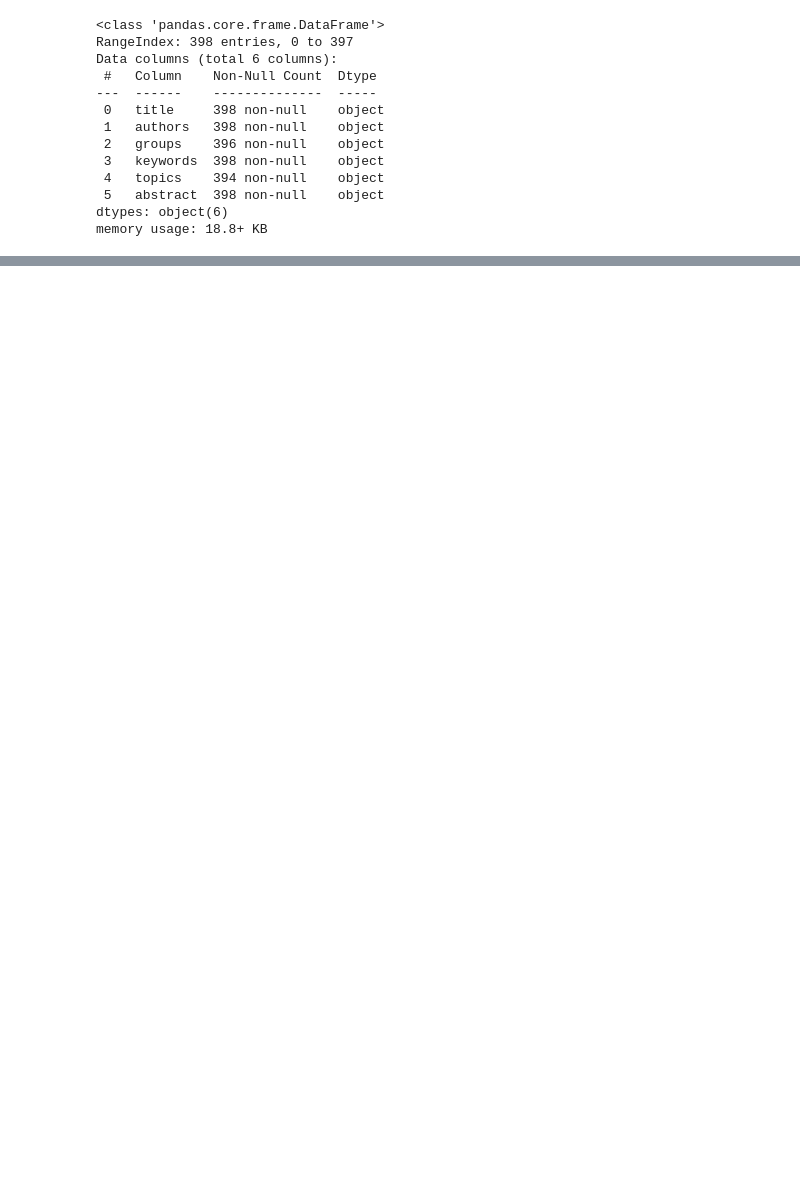
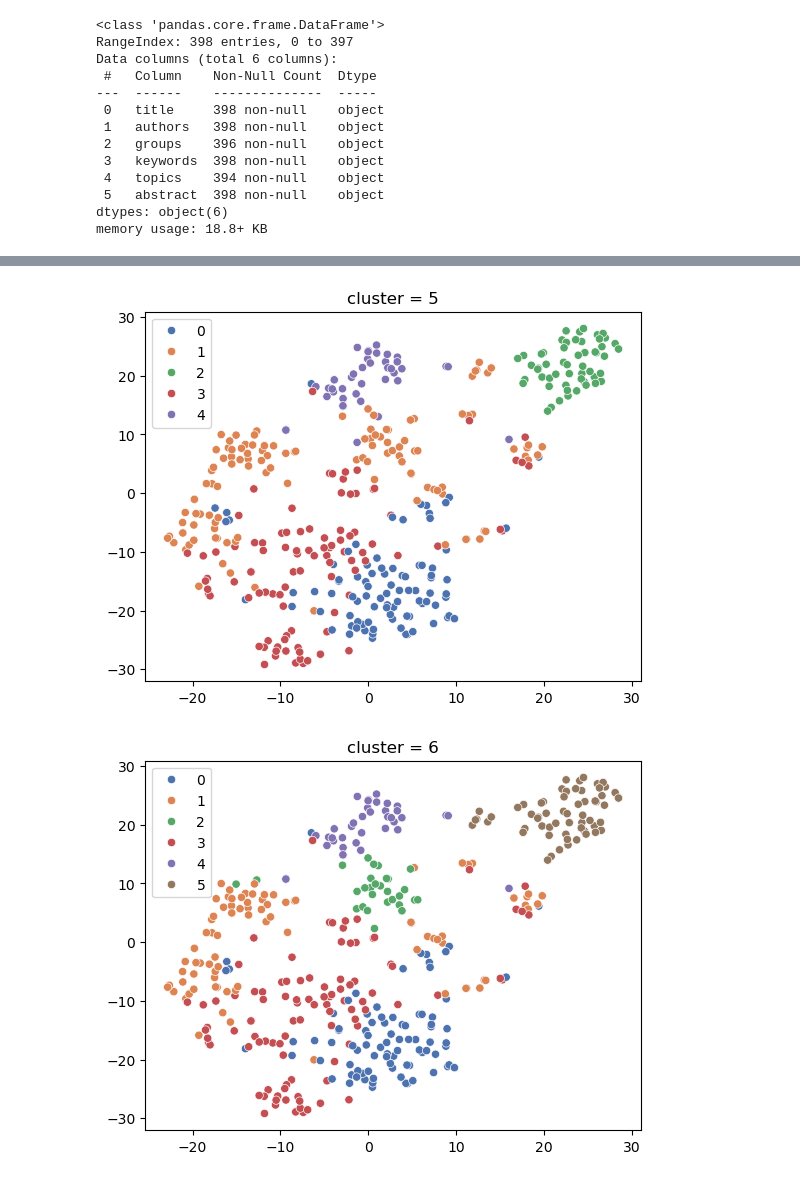
Before and after one commit to JaegerZhao/MachineLearning, a Jupyter notebook: 5 AAAI 会议论文聚类分析/hw5.ipynb, the cells around one changed output, grey strips where cells are left out. Saved outputs shown, nothing was run; the diff lists cells and outputs as text; code cells hidden in the pictures; blank space fills up the shorter version.

```diff
--- a/5 AAAI 会议论文聚类分析/hw5.ipynb
+++ b/5 AAAI 会议论文聚类分析/hw5.ipynb
@@ -61,0 +324,9 @@ data_df.describe() # 显示数据统计摘要
+# %%
+k_range = range(5,15)
+label_dict = {}
+for k in k_range:
+    model = KMeans(n_clusters=k,  init='k-means++', max_iter=100, n_init=1, random_state=RANDOM_STATE)
+    model.fit(X_passage)
+    labels = model.labels_
+    label_dict[k]=labels
+label_dict[7]
@@ -61,0 +353,8 @@ data_df.describe() # 显示数据统计摘要
+# %%
+for k,label in label_dict.items():
+    sns.scatterplot(x=X_tsne[:,0], y=X_tsne[:,1], hue=label, palette="deep") # 散点图
+    plt.title("cluster = %d"% k)
+    plt.show()
+# %% [output]
+[figure, added]
+[figure, added]
```
Also changed, not shown: parts of 35 cells of this notebook.
